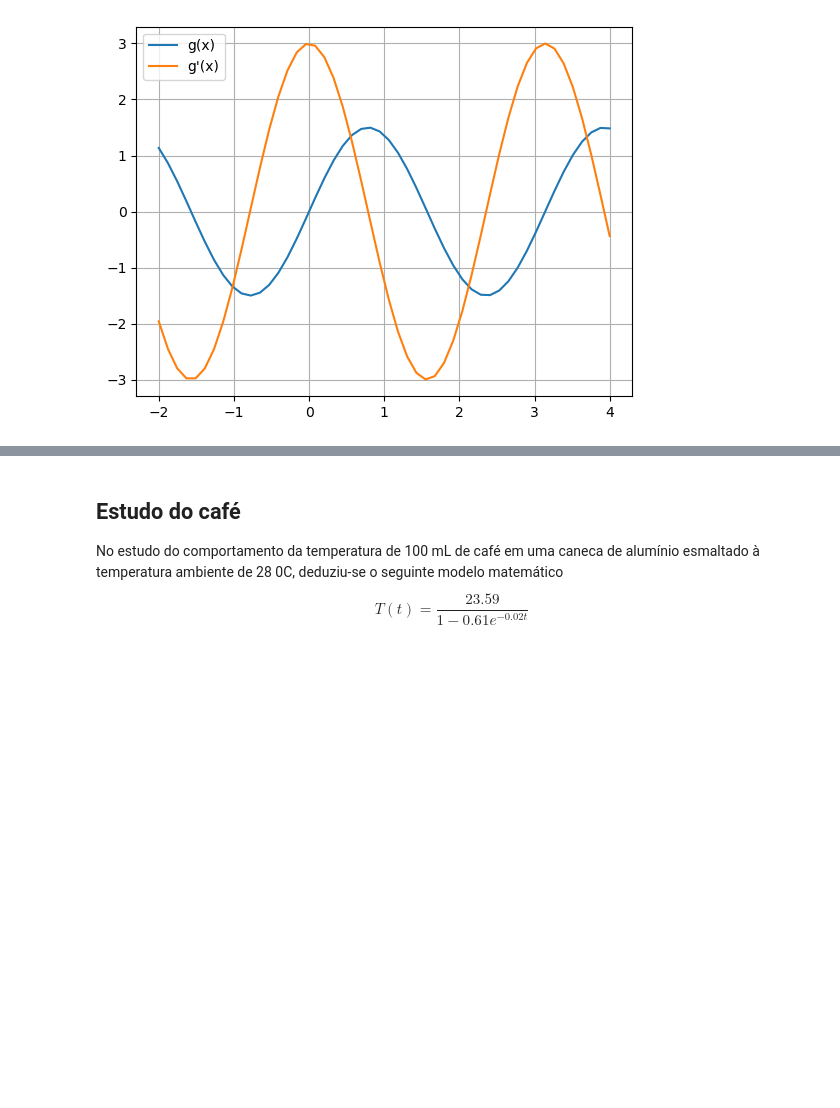
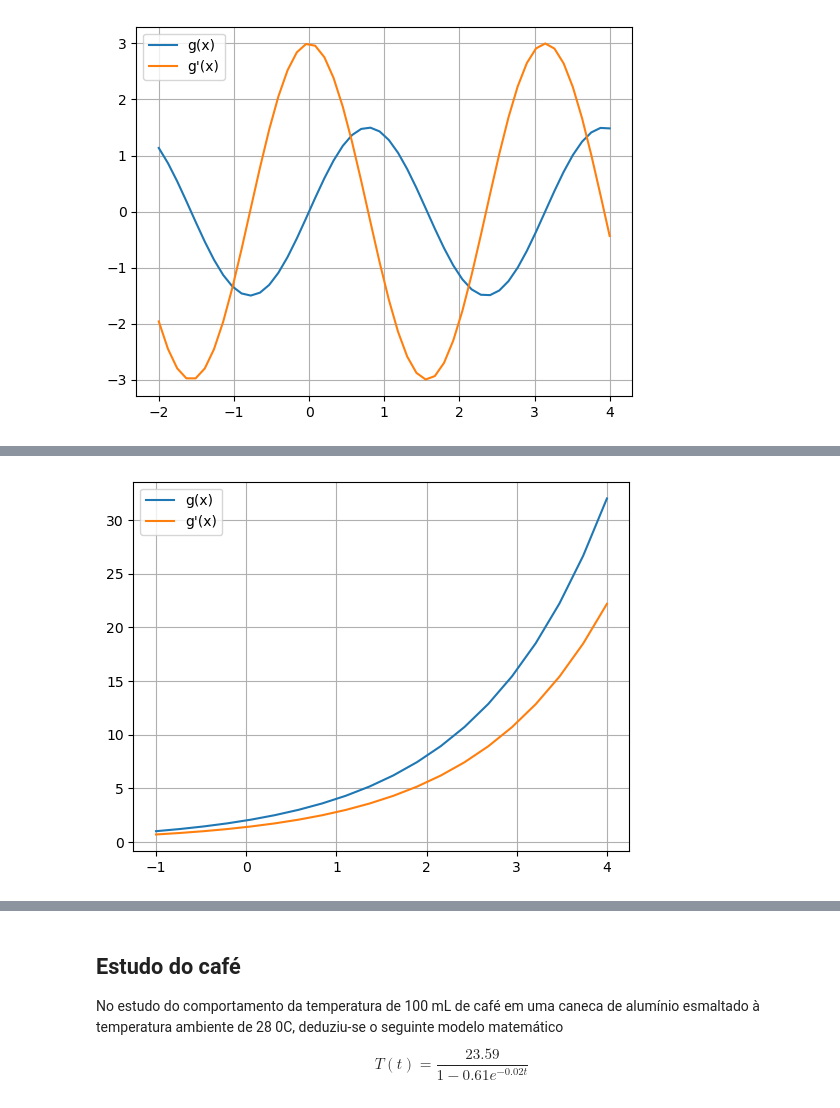
Before and after one commit to samirsaravia/AL-Calc, a Jupyter notebook: Calculo/HW-derivadas3.ipynb, the cells around one changed output, grey strips where cells are left out. Drawn from its saved outputs; the diff is of its cells as text; code cells hidden in the pictures; blank space fills up the shorter version.

```diff
--- a/Calculo/HW-derivadas3.ipynb
+++ b/Calculo/HW-derivadas3.ipynb
@@ -295,0 +309,11 @@ grafico(y4x, y4y, y41y)
+# %%
+f6x = np.linspace(-1,4,20)
+# %%
+f6f = lambdify(x, f6)
+f61f = lambdify(x, diff(f6,x))
+f6y = f6f(f6x)
+f61y = f61f(f6x)
+# %%
+grafico(f6x, f6y, f61y)
+# %% [output]
+[figure, added]
```
Also changed, not shown: parts of 26 cells of this notebook.
